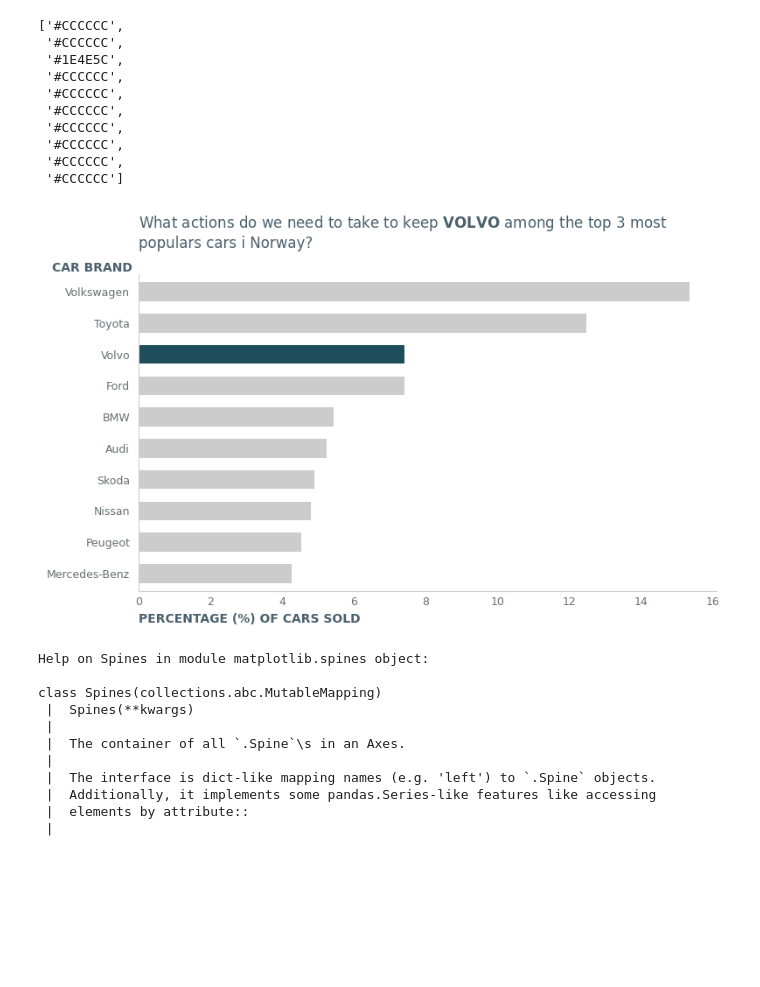
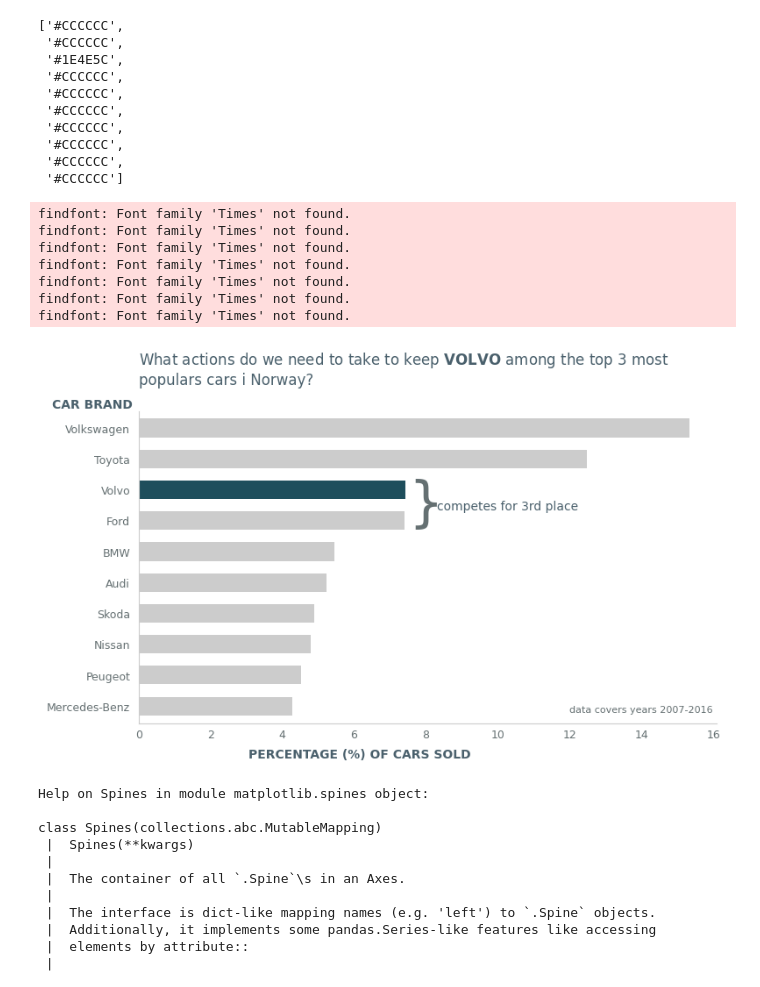
Before and after one commit to MilouSandenL/data_visualization_milou, a Jupyter notebook: code_alongs/04_storytelling/motplotlib_bar_storytelling.ipynb, the cells around one changed output. Cells and saved outputs as stored; diff of their text form; code cells hidden in the pictures; blank space fills up the shorter version.

```diff
--- a/code_alongs/04_storytelling/motplotlib_bar_storytelling.ipynb
+++ b/code_alongs/04_storytelling/motplotlib_bar_storytelling.ipynb
@@ -108,33 +108,57 @@ colors
 # %%
 # horizontal bar chart
 
 ax = df_percentage.iloc[:10].plot(kind = "barh", ylabel = "Numbers of cars", figsize = (8,5), width = .6, color = colors)
 
 ax.invert_yaxis()
 
 # remove clutter
 ax.spines[["top", "right"]].set_visible(False)
 
 # contrast
 ax.spines[["left", "bottom"]].set_color(GRAY_1)
 ax.tick_params(axis = "both", colors = GRAY_2, labelsize = 9, length = 0, pad = 5)
 ax.tick_params(axis = "y", pad = 7)
 
 # descriptive titles and labels - call to action (CTA)
 # LaTex mode på volvo
 ax.set_title("What actions do we need to take to keep " + r"$\bf{VOLVO}$" + " among the top 3 most \npopulars cars i Norway?", loc = "left", color = GRAY_3, pad = 22)
 
 ax.set_xlabel("PERCENTAGE (%) OF CARS SOLD", color = GRAY_3, fontweight = "bold", loc = "left")
 ax.set_ylabel("CAR BRAND", color = GRAY_3, fontweight = "bold", rotation = 0)
 
-ax.yaxis.set_label_coords(-0.08,1)
+# annotations - proximity principle
+ax.xaxis.set_label_coords(0.19, -0.08)
+ax.yaxis.set_label_coords(-0.08, 1)
 
+ax.annotate(xy=(7.5, 2.97), text="}", fontsize=45, family="Times", color=GRAY_2)
+
+ax.annotate(
+    xy=(8.3, 2.65),
+    text="competes for 3rd place",
+    fontsize=10,
+    color=GRAY_3,
+)
+
+ax.annotate(
+    xy=(12, 9.2),
+    text="data covers years 2007-2016",
+    fontsize=8,
+    color=GRAY_2,
+)
 
 fig = ax.get_figure()
 fig.tight_layout()
 fig.savefig("figures/2_bar_initial.png")
 # %% [output]
+findfont: Font family 'Times' not found.
+findfont: Font family 'Times' not found.
+findfont: Font family 'Times' not found.
+findfont: Font family 'Times' not found.
+findfont: Font family 'Times' not found.
+findfont: Font family 'Times' not found.
+findfont: Font family 'Times' not found.
-[figure, old version]
+[figure, new version]
 # %%
 help(ax.spines)
 # %% [output]
```
Also changed, not shown: 1 other file.
